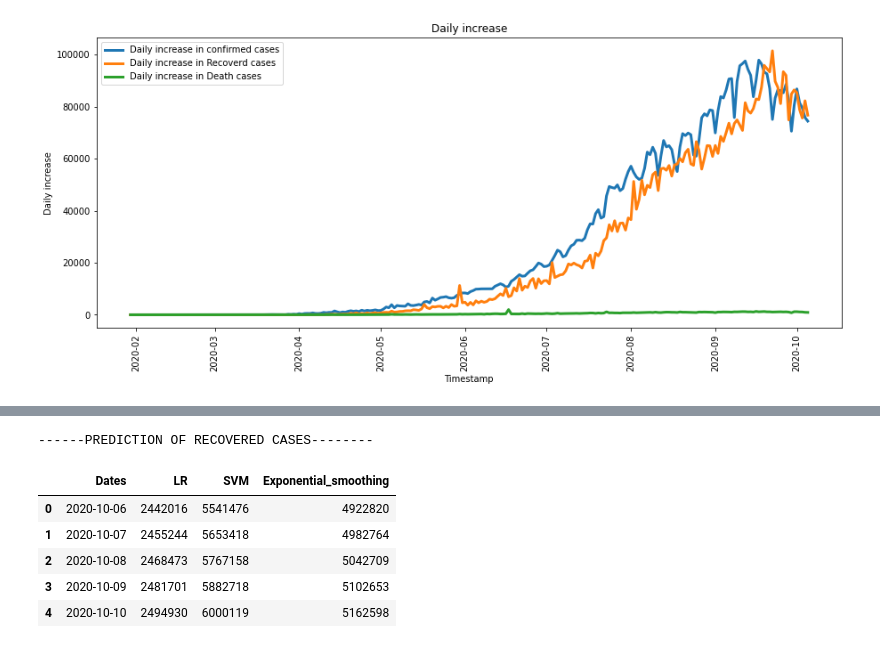
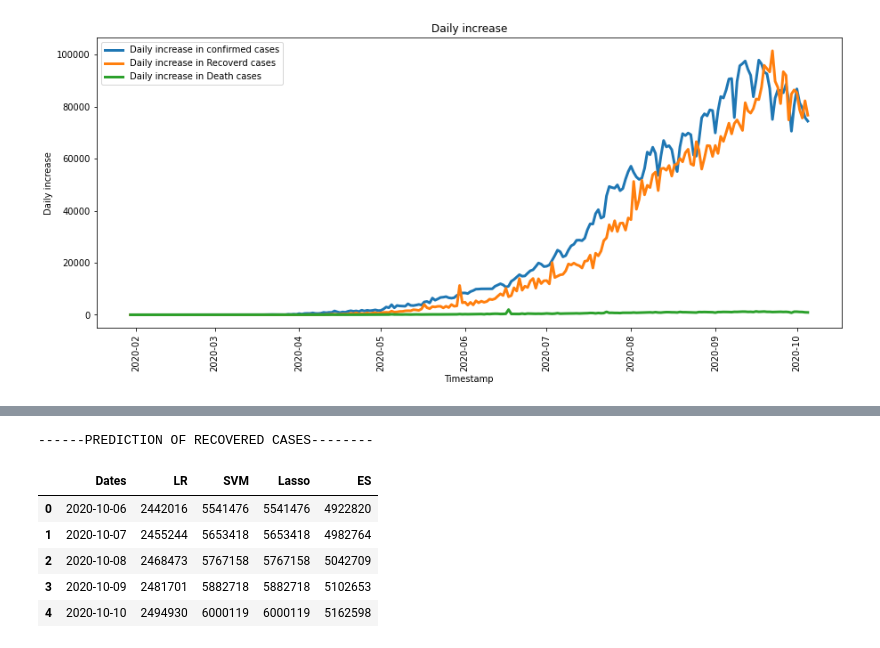
Before and after one commit to tellakulahimabindu/covid-19_prediction, a Jupyter notebook: Covid_19.ipynb, the cells around one changed output, grey strips where cells are left out. Drawn from its saved outputs; the diff is of its cells as text; code cells hidden in the pictures.

```diff
--- a/Covid_19.ipynb
+++ b/Covid_19.ipynb
@@ -178,6 +158,8 @@ model_scores=[]
 # %%
 lin_reg = LinearRegression(normalize=True)
 svm = SVR(C=1,degree=5,kernel='poly',epsilon=0.001)
+lassoReg = Lasso(alpha=0.1, normalize=True)
 lin_reg.fit(np.array(train_ml["Days Since"]).reshape(-1,1),np.array(train_ml["Confirmed"]).reshape(-1,1))
 svm.fit(np.array(train_ml["Days Since"]).reshape(-1,1),np.array(train_ml["Confirmed"]).reshape(-1,1))
+lassoReg.fit(np.array(train_ml["Days Since"]).reshape(-1,1),np.array(train_ml["Confirmed"]).reshape(-1,1))
 # %% [output]
@@ -190,12 +174,14 @@ prediciton_valid_svm = svm.predict(np.array(valid_ml["Days Since"]).reshape(-1,1
 new_data =[]
 new_prediction_lr=[]
 new_prediction_svm=[]
+new_prediction_lasso=[]
 for i in range(1,18):
   new_data.append(datewise.index[-1]+timedelta(days=i))
   new_prediction_lr.append(lin_reg.predict(np.array(datewise["Days Since"].max()+i).reshape(-1,1))[0][0])
   new_prediction_svm.append(svm.predict(np.array(datewise["Days Since"].max()+i).reshape(-1,1))[0])
+  new_prediction_lasso.append(lassoReg.predict(np.array(datewise["Days Since"].max()+i).reshape(-1,1))[0])
 pd.set_option("display.float_format",lambda x:'%.f' %x)
-model_predictions=pd.DataFrame(zip(new_data,new_prediction_lr,new_prediction_svm),columns = ["Dates","LR","SVM"])
+model_predictions=pd.DataFrame(zip(new_data,new_prediction_lr,new_prediction_svm,new_prediction_lasso),columns = ["Dates","LR","SVM","Lasso"])
 # %%
 model_train=datewise.iloc[:int(datewise.shape[0]*0.85)]
 valid=datewise.iloc[int(datewise.shape[0]*0.85):]
@@ -229,12 +218,16 @@ SVR(C=1, cache_size=200, coef0=0.0, degree=5, epsilon=0.001, gamma='scale',
 new_data =[]
 new_prediction_lr=[]
 new_prediction_svm=[]
+new_prediction_lasso=[]
 for i in range(1,18):
   new_data.append(datewise.index[-1]+timedelta(days=i))
   new_prediction_lr.append(lin_reg.predict(np.array(datewise["Days Since"].max()+i).reshape(-1,1))[0][0])
   new_prediction_svm.append(svm.predict(np.array(datewise["Days Since"].max()+i).reshape(-1,1))[0])
+  new_prediction_lasso.append(svm.predict(np.array(datewise["Days Since"].max()+i).reshape(-1,1))[0])
+
+
 pd.set_option("display.float_format",lambda x:'%.f' %x)
-model_predictions=pd.DataFrame(zip(new_data,new_prediction_lr,new_prediction_svm),columns = ["Dates","LR","SVM"])
+model_predictions=pd.DataFrame(zip(new_data,new_prediction_lr,new_prediction_svm,new_prediction_lasso),columns = ["Dates","LR","SVM","Lasso"])
 # %%
 holt=Holt(np.asarray(model_train["Deaths"])).fit(smoothing_level=1.4,smoothing_slope=0.2)
 y_pred = valid.copy()
@@ -265,29 +261,31 @@ SVR(C=1, cache_size=200, coef0=0.0, degree=5, epsilon=0.001, gamma='scale',
 new_data =[]
 new_prediction_lr=[]
 new_prediction_svm=[]
+new_prediction_lasso=[]
 for i in range(1,18):
   new_data.append(datewise.index[-1]+timedelta(days=i))
   new_prediction_lr.append(lin_reg.predict(np.array(datewise["Days Since"].max()+i).reshape(-1,1))[0][0])
   new_prediction_svm.append(svm.predict(np.array(datewise["Days Since"].max()+i).reshape(-1,1))[0])
+  new_prediction_lasso.append(svm.predict(np.array(datewise["Days Since"].max()+i).reshape(-1,1))[0])
 pd.set_option("display.float_format",lambda x:'%.f' %x)
-model_predictions=pd.DataFrame(zip(new_data,new_prediction_lr,new_prediction_svm),columns = ["Dates","LR","SVM"])
+model_predictions=pd.DataFrame(zip(new_data,new_prediction_lr,new_prediction_svm,new_prediction_lasso),columns = ["Dates","LR","SVM","Lasso"])
 # %%
 holt=Holt(np.asarray(model_train["Recovered"])).fit(smoothing_level=1.4,smoothing_slope=0.2)
 y_pred = valid.copy()
 y_pred["Holt"]=holt.forecast(len(valid))
 holt_new_date=[]
 holt_new_prediction=[]
 for i in range(1,18):
   holt_new_date.append(datewise.index[-1]+timedelta(days=i))
   holt_new_prediction.append(holt.forecast((len(valid)+i))[-1])
-model_predictions["Exponential_smoothing"]=holt_new_prediction
+model_predictions["ES"]=holt_new_prediction
 print("------PREDICTION OF RECOVERED CASES--------")
 model_predictions.head()
 # %% [output]
 ------PREDICTION OF RECOVERED CASES--------
-|  | Dates | LR | SVM | Exponential_smoothing |
-| 0 | 2020-10-06 | 2442016 | 5541476 | 4922820 |
-| 1 | 2020-10-07 | 2455244 | 5653418 | 4982764 |
-| 2 | 2020-10-08 | 2468473 | 5767158 | 5042709 |
-| 3 | 2020-10-09 | 2481701 | 5882718 | 5102653 |
-| 4 | 2020-10-10 | 2494930 | 6000119 | 5162598 |
+|  | Dates | LR | SVM | Lasso | ES |
+| 0 | 2020-10-06 | 2442016 | 5541476 | 5541476 | 4922820 |
+| 1 | 2020-10-07 | 2455244 | 5653418 | 5653418 | 4982764 |
+| 2 | 2020-10-08 | 2468473 | 5767158 | 5767158 | 5042709 |
+| 3 | 2020-10-09 | 2481701 | 5882718 | 5882718 | 5102653 |
+| 4 | 2020-10-10 | 2494930 | 6000119 | 6000119 | 5162598 |
```
Also changed, not shown: parts of 8 cells of this notebook.
